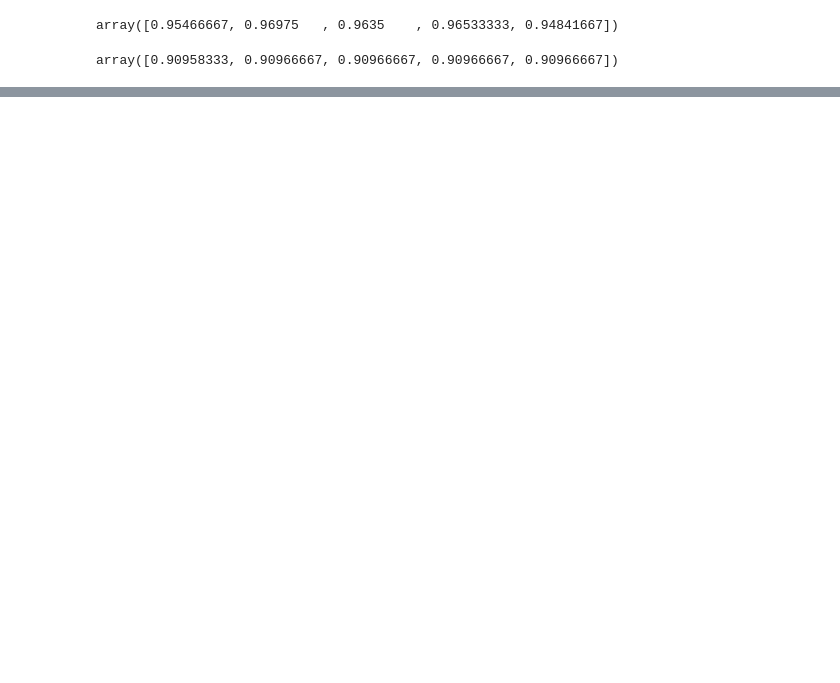
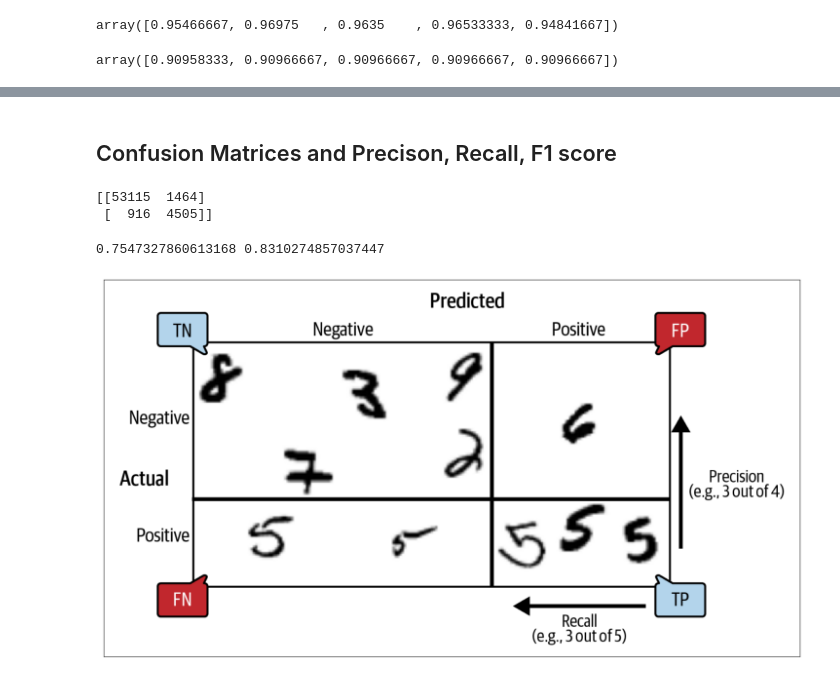
Before and after one commit to piyushkumar-tiwari/ML-and-Algorithms-Foundations, a Jupyter notebook: Machine Learning/MNISTclassifier.ipynb, the cells around one changed output, grey strips where cells are left out. Saved outputs shown, nothing was run; the diff lists cells and outputs as text; code cells hidden in the pictures; blank space fills up the shorter version.

Commit message:
Wrote various metrics

```diff
--- a/Machine Learning/MNISTclassifier.ipynb
+++ b/Machine Learning/MNISTclassifier.ipynb
@@ -108,0 +113,2 @@ for train_index, test_index in skfolds.split(x_train, y_train_5):
+# %% [markdown]
+## Confusion Matrices and Precison, Recall, F1 score
@@ -108,0 +123,25 @@ for train_index, test_index in skfolds.split(x_train, y_train_5):
+# %%
+from sklearn.metrics import confusion_matrix
+
+cm = confusion_matrix(y_train_5, y_train_pred)
+print(cm)
+# %% [output]
+[[53115  1464]
+ [  916  4505]]
+# %%
+from sklearn.metrics import precision_score, recall_score
+
+p = precision_score(y_train_5, y_train_pred)
+r = recall_score(y_train_5, y_train_pred)
+
+print(p, r)
+# %% [output]
+0.7547327860613168 0.8310274857037447
+# %%
+from IPython.display import Image
+img_path = "/home/piyush/Pictures/Screenshot from 2026-04-11 15-12-11.png"
+Image(filename=img_path, width=1000)
+
+#X-axis contains the predictions made by the machine, while Y-axis has true ground labels. Our job is to classify 5.
+# %% [output]
+[figure, added]
```
Also changed, not shown: parts of 6 cells of this notebook.
